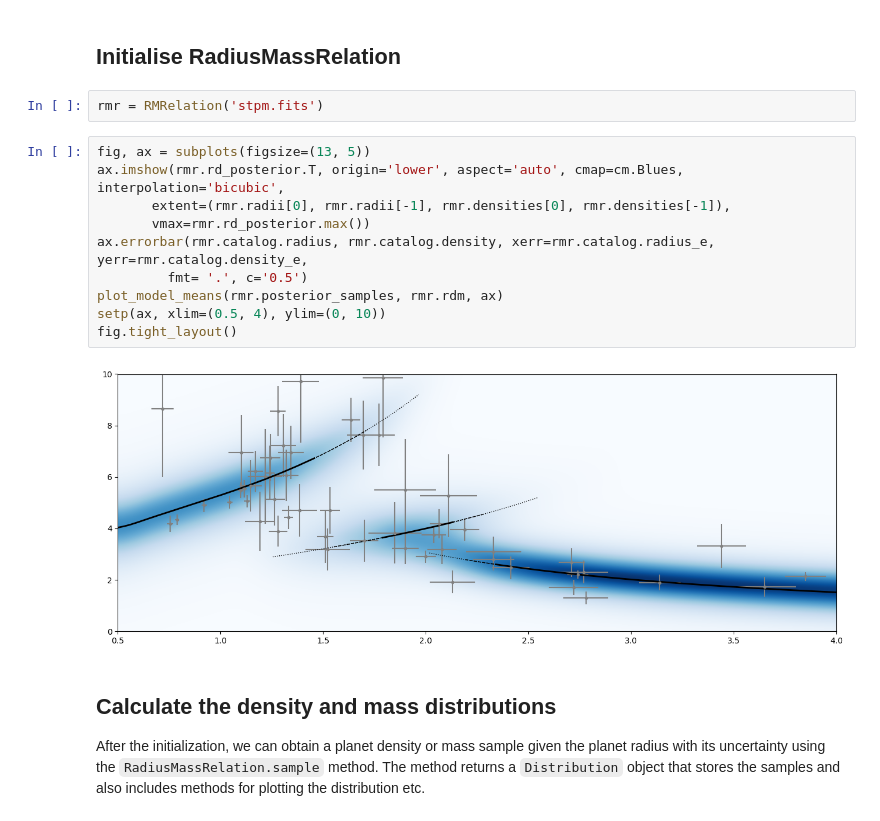
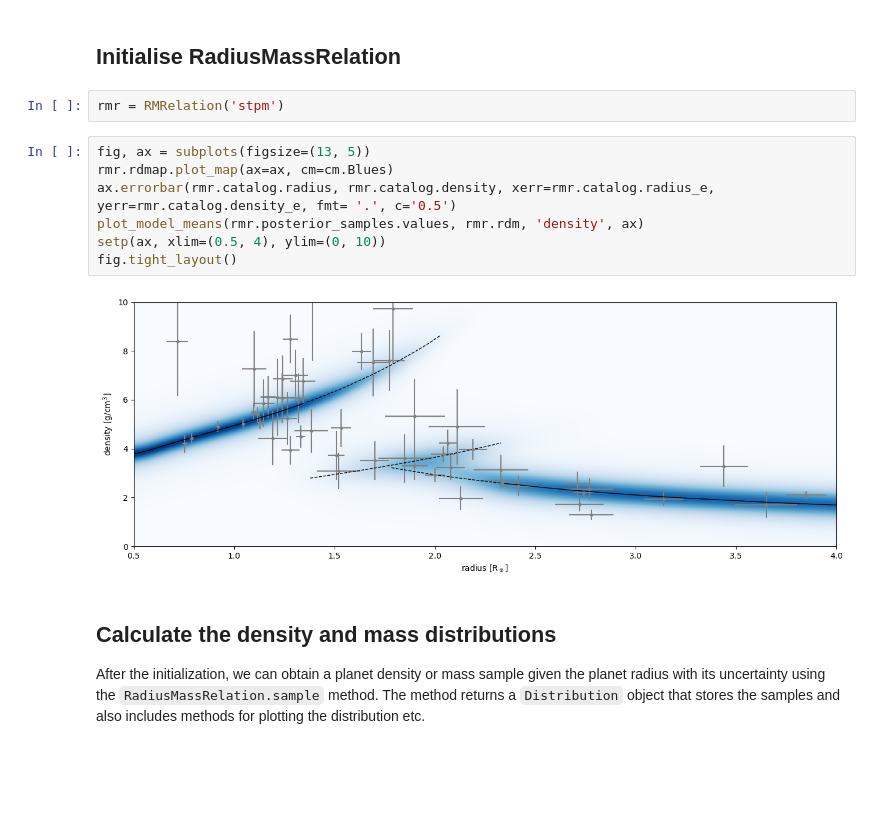
Before and after one commit to hpparvi/spright, a Jupyter notebook: notebooks/02_RMRelation.ipynb, the cells around one changed output. Cells and saved outputs as stored; diff of their text form; blank space fills up the shorter version.

Commit message:
Updated the RMRelation notebook.

```diff
--- a/notebooks/02_RMRelation.ipynb
+++ b/notebooks/02_RMRelation.ipynb
@@ -14,19 +14,16 @@ from spright.model import plot_model_means
 # %% [markdown]
 ## Initialise RadiusMassRelation
 # %%
-rmr = RMRelation('stpm.fits')
+rmr = RMRelation('stpm')
-# %%
-fig, ax = subplots(figsize=(13, 5))
-ax.imshow(rmr.rd_posterior.T, origin='lower', aspect='auto', cmap=cm.Blues, interpolation='bicubic',
-       extent=(rmr.radii[0], rmr.radii[-1], rmr.densities[0], rmr.densities[-1]),
-       vmax=rmr.rd_posterior.max())
-ax.errorbar(rmr.catalog.radius, rmr.catalog.density, xerr=rmr.catalog.radius_e, yerr=rmr.catalog.density_e,
-         fmt= '.', c='0.5')
-plot_model_means(rmr.posterior_samples, rmr.rdm, ax)
-setp(ax, xlim=(0.5, 4), ylim=(0, 10))
-fig.tight_layout()
-# %% [output]
-[figure, removed]
+# %%
+fig, ax = subplots(figsize=(13, 5))
+rmr.rdmap.plot_map(ax=ax, cm=cm.Blues)
+ax.errorbar(rmr.catalog.radius, rmr.catalog.density, xerr=rmr.catalog.radius_e, yerr=rmr.catalog.density_e, fmt= '.', c='0.5')
+plot_model_means(rmr.posterior_samples.values, rmr.rdm, 'density', ax)
+setp(ax, xlim=(0.5, 4), ylim=(0, 10))
+fig.tight_layout()
+# %% [output]
+[figure, added]
 # %% [markdown]
 ## Calculate the density and mass distributions
 
```
Also changed, not shown: parts of 3 cells of this notebook.
